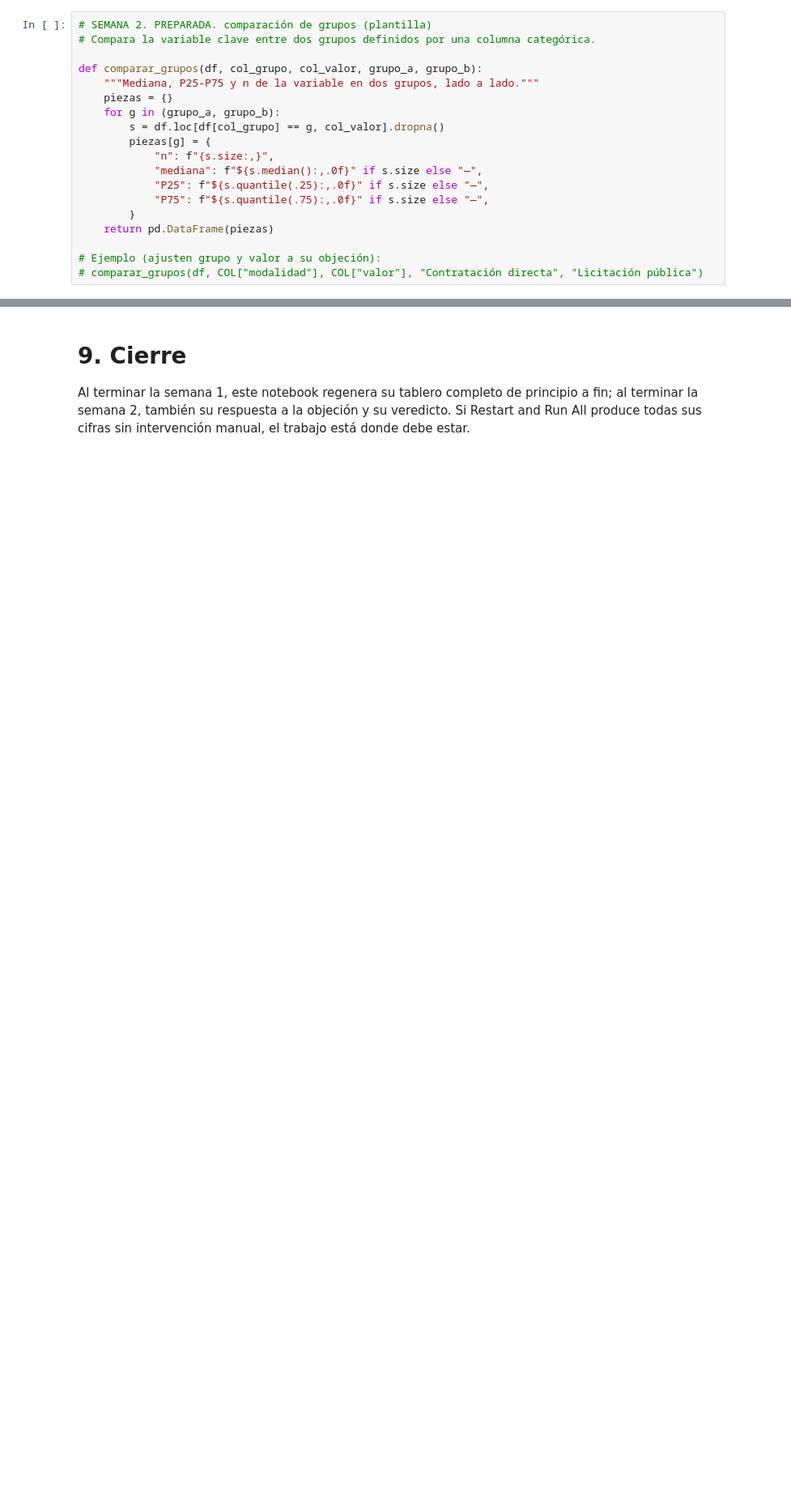
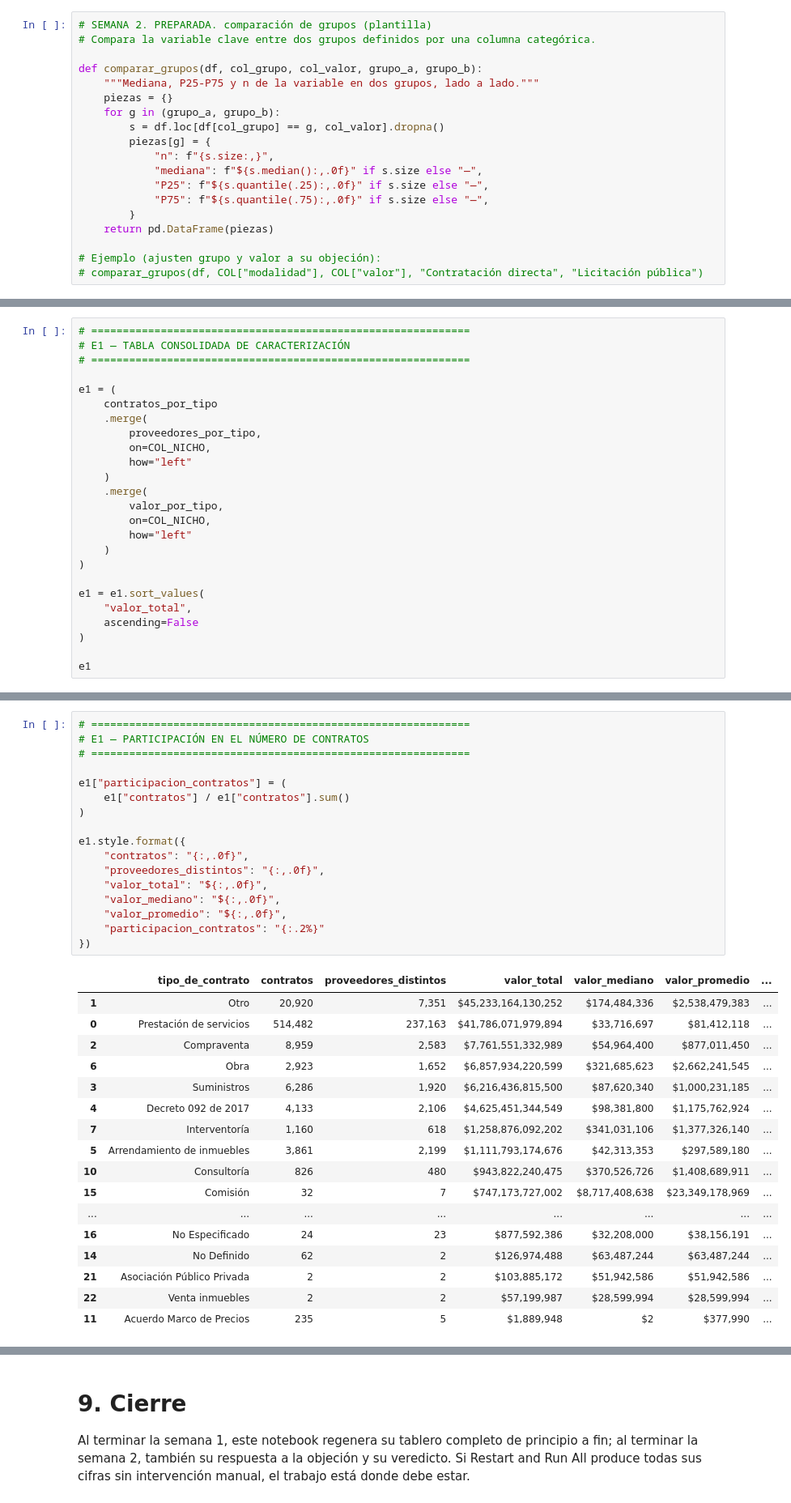
Before and after one commit to evallejog/curso_Data_Analytics, a Jupyter notebook: SECOP-DataAnalytics-Grupo3/SECOP_investigation_grupo3_B.ipynb, the cells around one changed output, grey strips where cells are left out. Shown at 81% size. Drawn from its saved outputs; the diff is of its cells as text; blank space fills up the shorter version.

```diff
--- a/SECOP-DataAnalytics-Grupo3/SECOP_investigation_grupo3_B.ipynb
+++ b/SECOP-DataAnalytics-Grupo3/SECOP_investigation_grupo3_B.ipynb
@@ -1214,0 +1479,25 @@ efecto d=0.8 : ~   26 contratos por grupo
+# %%
+# ============================================================
+# E1 — TABLA CONSOLIDADA DE CARACTERIZACIÓN
+# ============================================================
+
+e1 = (
+    contratos_por_tipo
+    .merge(
+        proveedores_por_tipo,
+        on=COL_NICHO,
+        how="left"
+    )
+    .merge(
+        valor_por_tipo,
+        on=COL_NICHO,
+        how="left"
+    )
+)
+
+e1 = e1.sort_values(
+    "valor_total",
+    ascending=False
+)
+
+e1
@@ -1214,0 +1552,35 @@ efecto d=0.8 : ~   26 contratos por grupo
+# %%
+# ============================================================
+# E1 — PARTICIPACIÓN EN EL NÚMERO DE CONTRATOS
+# ============================================================
+
+e1["participacion_contratos"] = (
+    e1["contratos"] / e1["contratos"].sum()
+)
+
+e1.style.format({
+    "contratos": "{:,.0f}",
+    "proveedores_distintos": "{:,.0f}",
+    "valor_total": "${:,.0f}",
+    "valor_mediano": "${:,.0f}",
+    "valor_promedio": "${:,.0f}",
+    "participacion_contratos": "{:.2%}"
+})
+# %% [output]
+|  | tipo_de_contrato | contratos | proveedores_distintos | valor_total | valor_mediano | valor_promedio | ... |
+| 1 | Otro | 20,920 | 7,351 | $45,233,164,130,252 | $174,484,336 | $2,538,479,383 | ... |
+| 0 | Prestación de servicios | 514,482 | 237,163 | $41,786,071,979,894 | $33,716,697 | $81,412,118 | ... |
+| 2 | Compraventa | 8,959 | 2,583 | $7,761,551,332,989 | $54,964,400 | $877,011,450 | ... |
+| 6 | Obra | 2,923 | 1,652 | $6,857,934,220,599 | $321,685,623 | $2,662,241,545 | ... |
+| 3 | Suministros | 6,286 | 1,920 | $6,216,436,815,500 | $87,620,340 | $1,000,231,185 | ... |
+| 4 | Decreto 092 de 2017 | 4,133 | 2,106 | $4,625,451,344,549 | $98,381,800 | $1,175,762,924 | ... |
+| 7 | Interventoría | 1,160 | 618 | $1,258,876,092,202 | $341,031,106 | $1,377,326,140 | ... |
+| 5 | Arrendamiento de inmuebles | 3,861 | 2,199 | $1,111,793,174,676 | $42,313,353 | $297,589,180 | ... |
+| 10 | Consultoría | 826 | 480 | $943,822,240,475 | $370,526,726 | $1,408,689,911 | ... |
+| 15 | Comisión | 32 | 7 | $747,173,727,002 | $8,717,408,638 | $23,349,178,969 | ... |
+| ... | ... | ... | ... | ... | ... | ... | ... |
+| 16 | No Especificado | 24 | 23 | $877,592,386 | $32,208,000 | $38,156,191 | ... |
+| 14 | No Definido | 62 | 2 | $126,974,488 | $63,487,244 | $63,487,244 | ... |
+| 21 | Asociación Público Privada | 2 | 2 | $103,885,172 | $51,942,586 | $51,942,586 | ... |
+| 22 | Venta inmuebles | 2 | 2 | $57,199,987 | $28,599,994 | $28,599,994 | ... |
+| 11 | Acuerdo Marco de Precios | 235 | 5 | $1,889,948 | $2 | $377,990 | ... |
```
Also changed, not shown: parts of 59 cells of this notebook.
